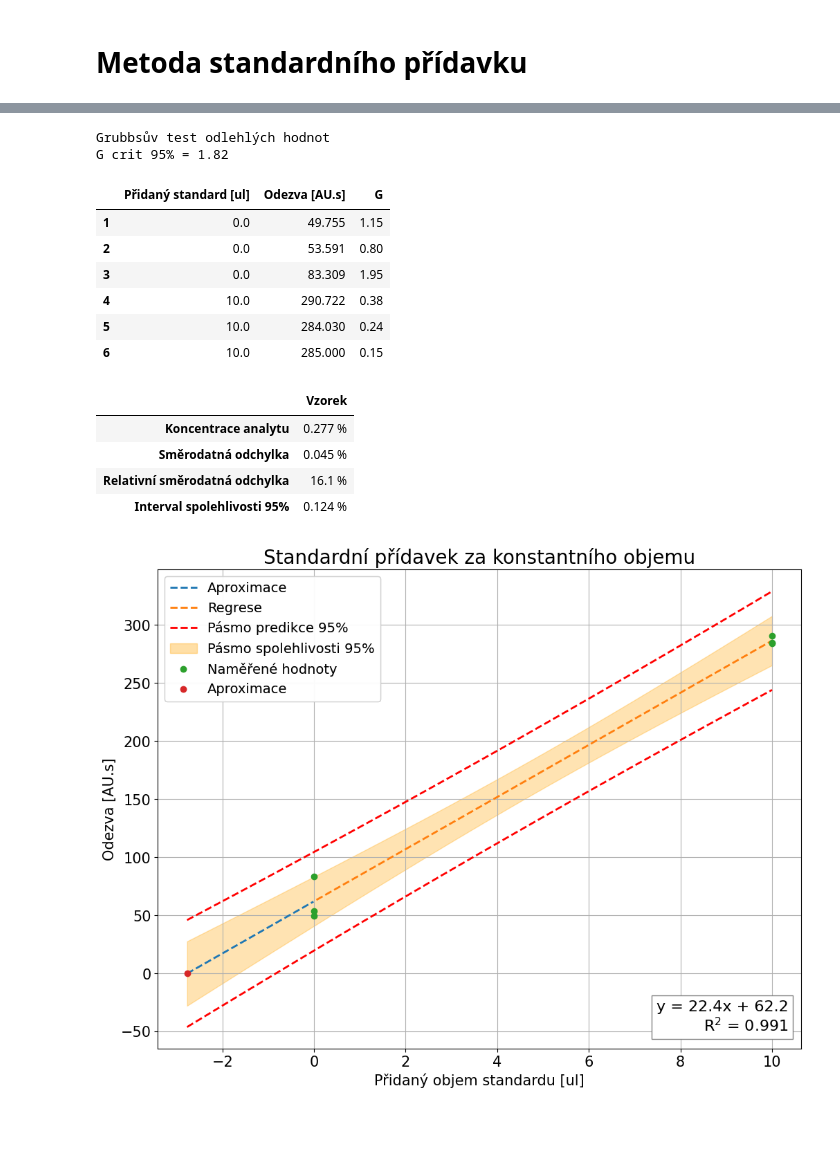
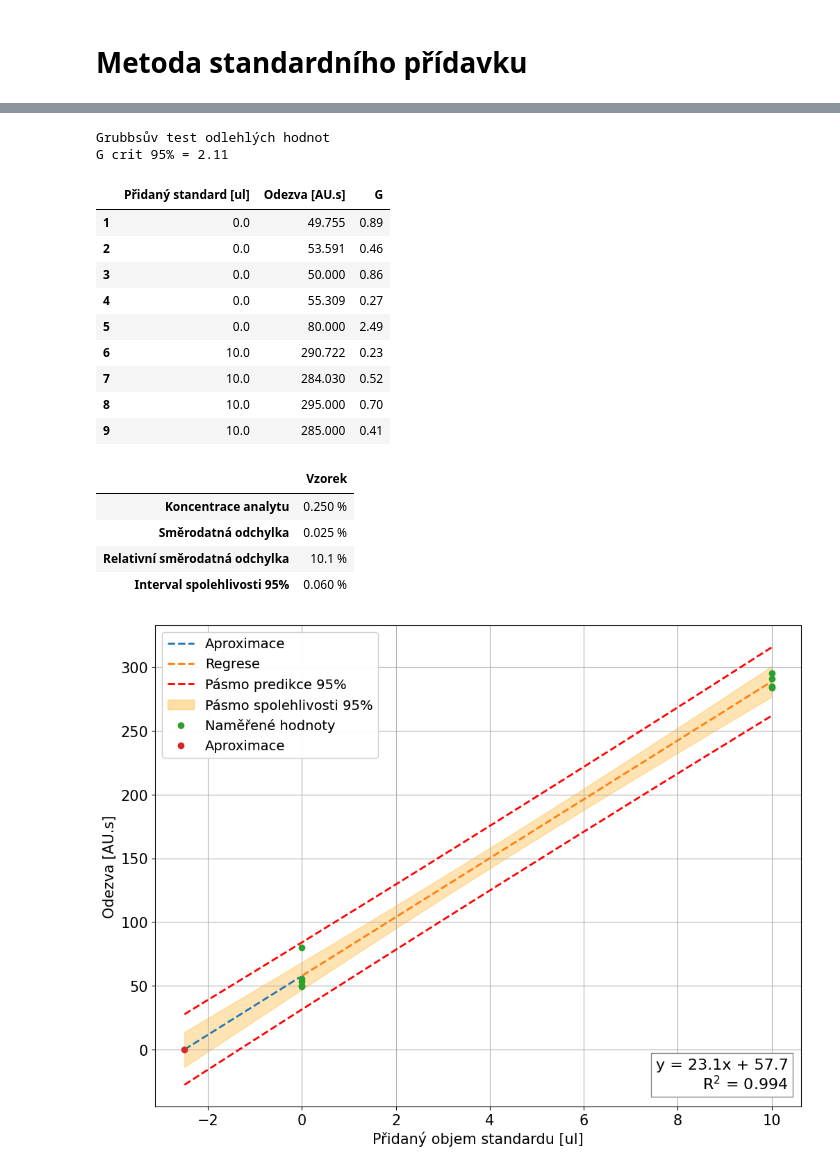
Before and after one commit to Xixaus/Nastroje, a Jupyter notebook: Standardni_pridavek_new.ipynb, the cells around one changed output, grey strips where cells are left out. Drawn from its saved outputs; the diff is of its cells as text; code cells hidden in the pictures; blank space fills up the shorter version.

```diff
--- a/Standardni_pridavek_new.ipynb
+++ b/Standardni_pridavek_new.ipynb
@@ -30,12 +29,13 @@ R_unit = "AU.s" #@param {type:"string"}
 X_axys_name = "Pridany objem standardu" #@param ["Zvysena koncentrace", "Pridany objem standardu"]
 V_flask = 10000#@param {type:"number"}
 V_sample =  1000#@param {type:"number"}
-R_sample = "49,755; 53,591; 83,309" #@param {type:"string"}
+R_sample = "49,755; 53,591; 50; 55,309; 80" #@param {type:"string"}
 c_standard =  100#@param {type:"number"}
 c_unit = '%' #@param {type:"string"}
 V_standards = "10"#@param {type:"string"}
-R_standards = "290,722; 284,03; 285"#@param {type:"string"}
+R_standards = "290,722; 284,03; 295; 285"#@param {type:"string"}
 prediction_band = True #@param {type:"boolean"}
+title = False #@param {type:"boolean"}
 outlier_test = True #@param {type:"boolean"}
 # %%
 #@title Graf s výsledkem
@@ -51,6 +51,7 @@ import warnings
 warnings.simplefilter('ignore', sm.tools.sm_exceptions.ValueWarning)
 warnings.simplefilter('ignore', sm.tools.sm_exceptions.ConvergenceWarning)
 warnings.filterwarnings("ignore", category=RuntimeWarning)
+warnings.filterwarnings("ignore", message="kurtosistest only valid for n>=20")
 
 from google.colab import data_table
 data_table.disable_dataframe_formatter()
@@ -188,7 +189,7 @@ df = df.rename(columns={f"Přidaný standard [{V_unit}]": x_name})
 
 model = sm.OLS(df.iloc[:,1], sm.add_constant(df.iloc[:,0])).fit()
 print(model.summary(slim = True).tables[0])
-print('\n'.join(str(model.summary(xname=["Úsek", df.columns[1]]).tables[1]).split('\n')[1:]))
+print('\n'.join(str(model.summary(xname=["Úsek", "Směrnice"]).tables[1]).split('\n')[1:]))
 print()
 
 sample = model.params[0] / model.params[1] #vypočtení množství standardu/koncentrace vzorku
@@ -212,7 +213,9 @@ plt.rcParams['xtick.labelsize'] = 15
 plt.rcParams['ytick.labelsize'] = 15
 
 plt.figure(figsize=(12, 9))
-plt.title(graph_name)
+if title == True:
+  plt.title(graph_name)
+
 plt.plot(intervals.loc[mask_aproximation, "x"], intervals.loc[mask_aproximation, "y"], '--', lw=2, label="Aproximace")
 plt.plot(intervals.loc[mask_regresion, "x"], intervals.loc[mask_regresion, "y"], '--', lw=2, label="Regrese")
 
@@ -253,15 +256,18 @@ Odezva [AU.s]    22.4366      1.081     20.761      0.000      19.436      25.43
 Grubbsův test odlehlých hodnot
-G crit 95% = 1.82
+G crit 95% = 2.11
 |  | Přidaný standard [ul] | Odezva [AU.s] | G |
-| 1 | 0.0 | 49.755 | 1.15 |
-| 2 | 0.0 | 53.591 | 0.80 |
-| 3 | 0.0 | 83.309 | 1.95 |
-| 4 | 10.0 | 290.722 | 0.38 |
-| 5 | 10.0 | 284.030 | 0.24 |
-| 6 | 10.0 | 285.000 | 0.15 |
+| 1 | 0.0 | 49.755 | 0.89 |
+| 2 | 0.0 | 53.591 | 0.46 |
+| 3 | 0.0 | 50.000 | 0.86 |
+| 4 | 0.0 | 55.309 | 0.27 |
+| 5 | 0.0 | 80.000 | 2.49 |
+| 6 | 10.0 | 290.722 | 0.23 |
+| 7 | 10.0 | 284.030 | 0.52 |
+| 8 | 10.0 | 295.000 | 0.70 |
+| 9 | 10.0 | 285.000 | 0.41 |
 |  | Vzorek |
-| Koncentrace analytu | 0.277 % |
-| Směrodatná odchylka | 0.045 % |
-| Relativní směrodatná odchylka | 16.1 % |
-| Interval spolehlivosti 95% | 0.124 % |
+| Koncentrace analytu | 0.250 % |
+| Směrodatná odchylka | 0.025 % |
+| Relativní směrodatná odchylka | 10.1 % |
+| Interval spolehlivosti 95% | 0.060 % |
-[figure, old version]
+[figure, new version]
```
Also changed, not shown: parts of 2 cells of this notebook.
